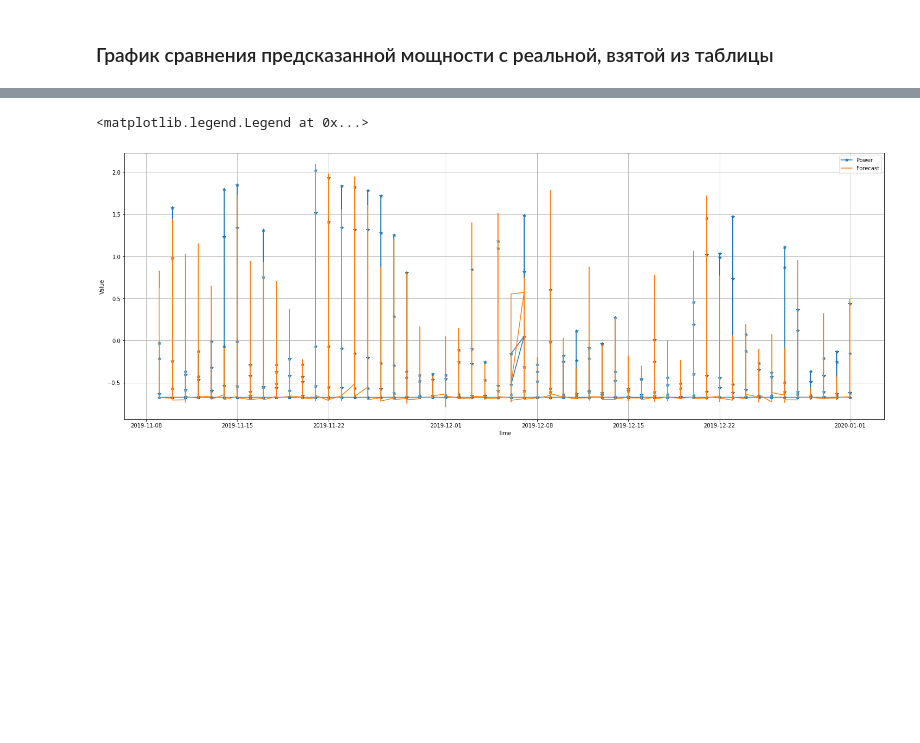
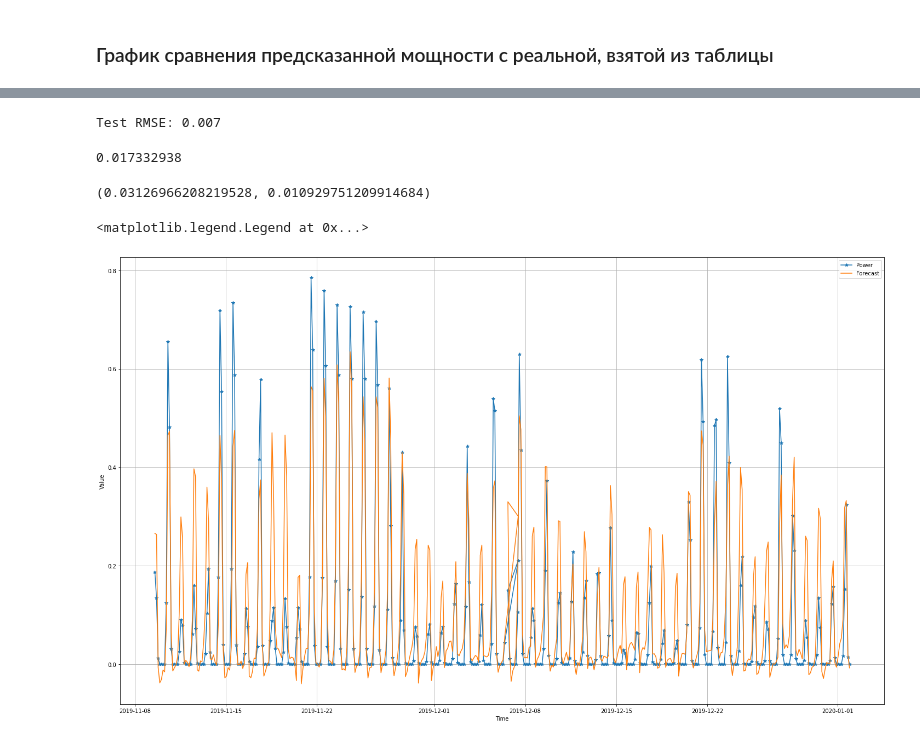
Before and after one commit to andrew-veriga/sunpower, a Jupyter notebook: model.ipynb, the cells around one changed output, grey strips where cells are left out. Drawn from its saved outputs; the diff is of its cells as text; code cells hidden in the pictures; blank space fills up the shorter version.

```diff
--- a/model.ipynb
+++ b/model.ipynb
@@ -174,8 +235,8 @@ def train_model(model, train, validation, epoch_num=200):
   return history
 # %%
 tf.keras.backend.clear_session()
-window_size = int(24/4*3)
-batch_size = 64
+window_size = int(24/3*3)
+batch_size = 120
 shuffle_buffer_size = 1000
 split_datetime = 2500
 # %%
@@ -268,11 +334,3 @@ plt.figure()
 <Figure size 432x288 with 0 Axes>
 # %% [markdown]
 ### График сравнения предсказанной мощности с реальной, взятой из таблицы
-# %%
-forecast=[]
-for t in range(split_datetime-window_size,len(series) - window_size):
-  pred=np.expand_dims(series[t:t+window_size],0)
-  forecast.append(Model.predict(pred).flatten())
-
-results = forecast
-results = np.squeeze(forecast)#[:, 0, 0]
@@ -279,6 +376,37 @@ results = np.squeeze(forecast)#[:, 0, 0]
+# %%
+from sklearn.metrics import mean_squared_error
+
+forecast=model_forecast(Model, series[split_datetime-window_size:], window_size)
+# invert scaling for forecast
+test = pd.DataFrame(series[split_datetime:])
+actuals = scaler.inverse_transform(test.loc[:, norm_cols].values)[:,0]
+test['Мощность, МВт'] = forecast[:-1]
+results = scaler.inverse_transform(test.loc[:, norm_cols].values)[:,0]
+# calculate RMSE
+rmse = mean_squared_error(actuals, results)
+print('Test RMSE: %.3f' % rmse)
+# invert scaling for actual
+# test.loc[:, cols]=scaler.inverse_transform(test.loc[:, cols])
+# test_y = test_y.reshape((len(test_y), 1))
+# inv_y = concatenate((test_y, test_X[:, 1:]), axis=1)
+# inv_y = scaler.inverse_transform(inv_y)
+# inv_y = inv_y[:,0]
+
+# results = forecast
+# results = np.squeeze(forecast)#[:, 0, 0]
+# %% [output]
+Test RMSE: 0.007
+# %%
+forecast[1:].take(1)
+# %% [output]
+0.017332938
+# %%
+(actuals.take(10),results.take(10))
+# %% [output]
+(0.03126966208219528, 0.010929751209914684)
 # %%
 def plot_series(time, series, format="-", start=0, end=None, legend=None):
-    plt.plot(time[start:end], series[start:end], format, )
+    plt.plot(time[start:end], series[start:end], format )
     plt.xlabel("Time")
     plt.ylabel("Value")
     # plt.legend(legend)
@@ -286,12 +414,12 @@ def plot_series(time, series, format="-", start=0, end=None, legend=None):
 # %%
 #import matplotlib.pyplot as plt
 
-time_train = series[split_datetime:].index#.to_numpy(dtype=np.datetime64)
-plt.figure(figsize=(25, 9))
+time_train = test.index#.to_numpy(dtype=np.datetime64)
+plt.figure(figsize=(25, 15))
 # plt.ylim(top=2)
-plot_series(time_train, series[split_datetime:]['Мощность, МВт'], format='-*')#,start=300)#,end=200)
-plot_series(time_train, results)#,start=300)#,end=200)
+plot_series(time_train, actuals, format='-*')#,start=200)#,end=200)
+plot_series(time_train, results)#,start=200)#,end=200)
 plt.legend(['Power', 'Forecast'])
 # %% [output]
 <matplotlib.legend.Legend at 0x...>
-[figure, old version]
+[figure, new version]
```
Also changed, not shown: parts of 20 cells of this notebook.
